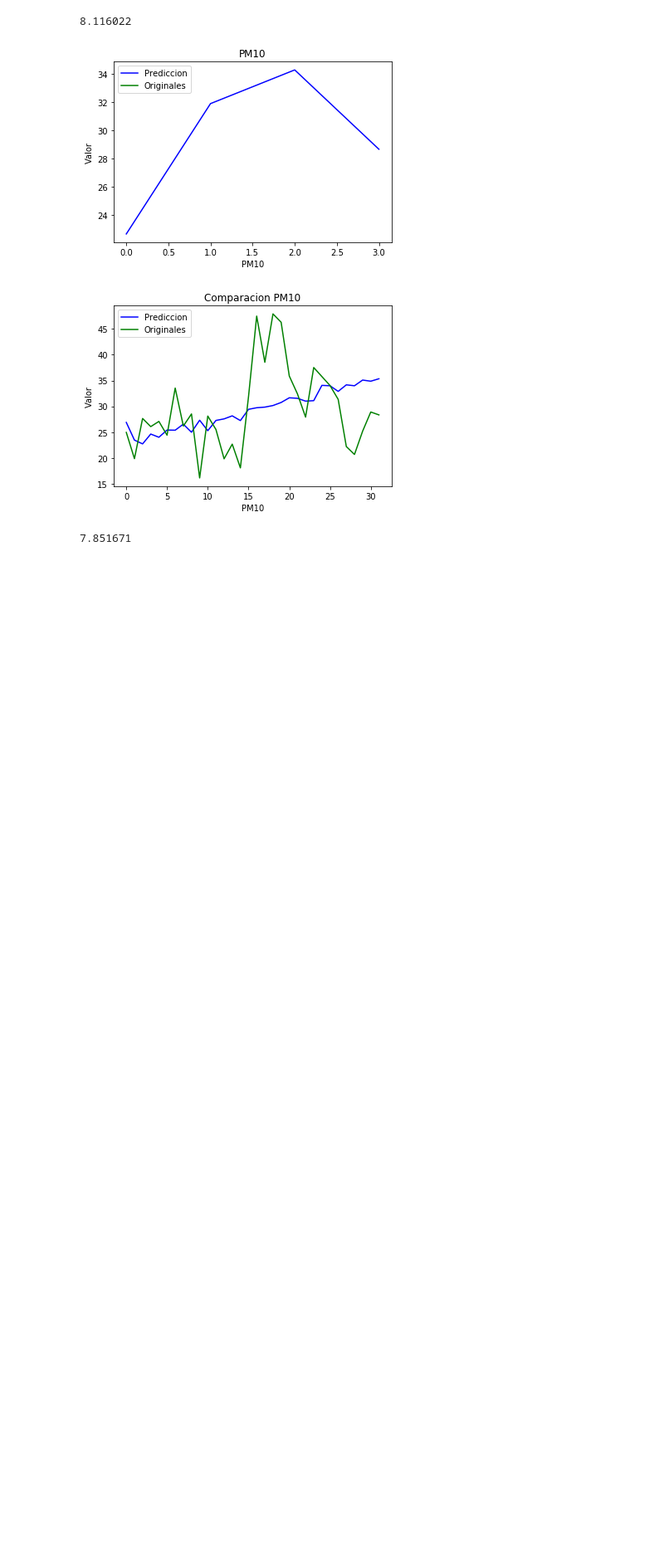
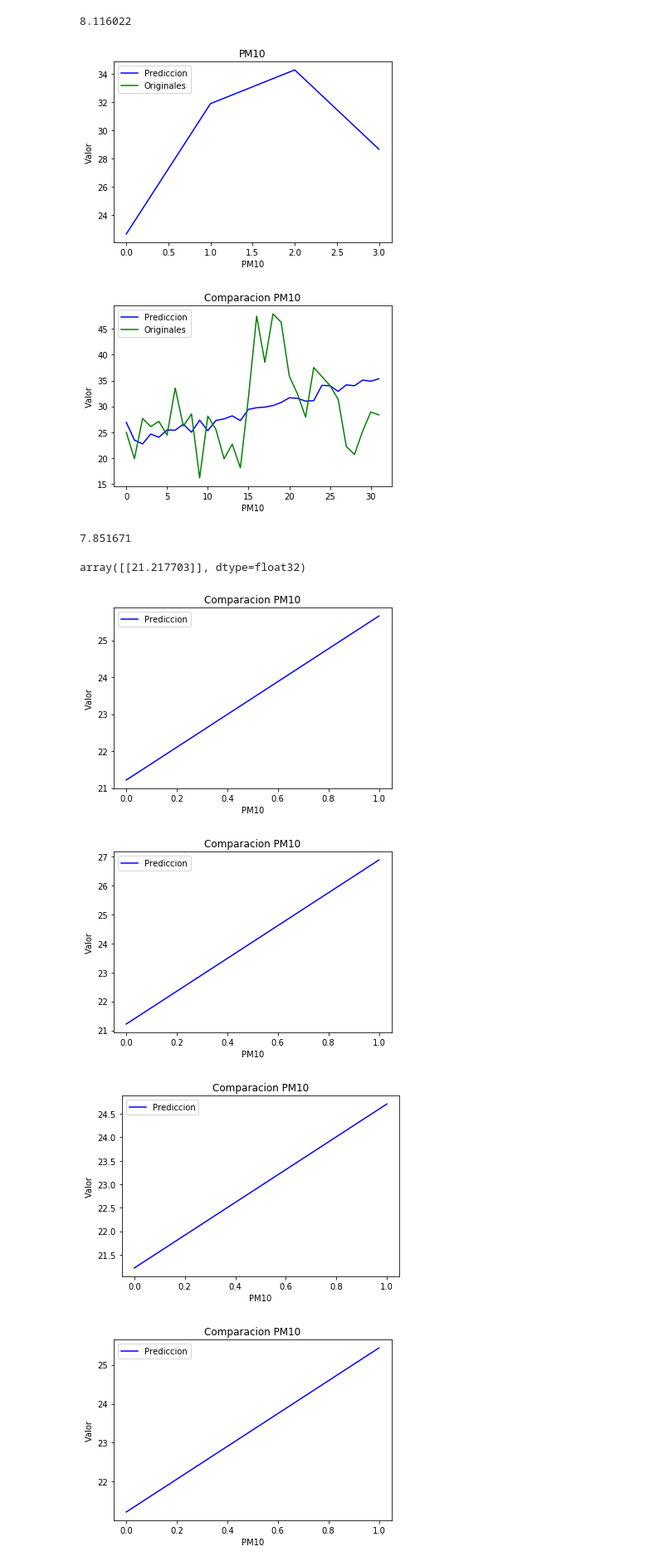
Before and after one commit to cchaparro/LTSM_Cali, a Jupyter notebook: Evaluacion/Evaluacion-flora_porcentaje.ipynb, the cells around one changed output. Shown at 83% size. Cells and saved outputs as stored; diff of their text form; code cells hidden in the pictures; blank space fills up the shorter version.

```diff
--- a/Evaluacion/Evaluacion-flora_porcentaje.ipynb
+++ b/Evaluacion/Evaluacion-flora_porcentaje.ipynb
@@ -159,6 +157,15 @@ def graficar_datos(prediccion, originales):
     plt.plot(originales, color='g', label = "Originales")
     plt.legend(loc="upper left")
     plt.show()
+
+def graficar_datos_solo(prediccion):
+
+    plt.plot(prediccion, color='b', label = "Prediccion")   # Dibuja el gráfico
+    plt.title("Comparacion PM10")   # Establece el título del gráfico
+    plt.xlabel("PM10")   # Establece el título del eje x
+    plt.ylabel("Valor")   # Establece el título del eje y
+    plt.legend(loc="upper left")
+    plt.show()
 # %%
 #Prueba manual con los datos
 #PM10
@@ -242,3 +249,35 @@ rmse(salida, dataOriginalPM10.iloc[rango_inferior:rango_superior, 1].values)
 # %% [output]
 [figure]
 7.851671
+# %%
+dataOriginalMT = pd.read_excel('../PreparacionDatos/PreparacionDatos_prediccion.xlsx' , sheet_name='Motos_vehiculos_particulares' ,header=0)
+dataOriginalLluvia = pd.read_excel('../PreparacionDatos/PreparacionDatos_prediccion.xlsx' , sheet_name='Lluvia' ,header=0)
+dataOriginalPoblacion = pd.read_excel('../PreparacionDatos/PreparacionDatos_prediccion.xlsx' , sheet_name='Poblacion' ,header=0)
+dataOriginalPIB = pd.read_excel('../PreparacionDatos/PreparacionDatos_prediccion.xlsx' , sheet_name='PIB' ,header=0)
+
+dataOriginalMT=dataOriginalMT.drop(['Unnamed: 0','PM10'], axis=1)
+dataOriginalLluvia=dataOriginalLluvia.drop(['Unnamed: 0','PM10'], axis=1)
+dataOriginalPoblacion=dataOriginalPoblacion.drop(['Unnamed: 0','PM10'], axis=1)
+dataOriginalPIB=dataOriginalPIB.drop(['Unnamed: 0','PM10'], axis=1)
+# %%
+pMT
+# %% [output]
+array([[21.217703]], dtype=float32)
+# %%
+rango_inferior =0
+rango_superior =2
+
+pMT=ejecutar_prueba_modelo_pib(dataOriginalMT[rango_inferior:rango_superior])
+pLluvia=ejecutar_prueba_modelo_pib(dataOriginalLluvia[rango_inferior:rango_superior])
+pPoblacion=ejecutar_prueba_modelo_pib(dataOriginalPoblacion[rango_inferior:rango_superior])
+pPIB=ejecutar_prueba_modelo_pib(dataOriginalPIB[rango_inferior:rango_superior])
+
+graficar_datos_solo(pMT)
+graficar_datos_solo(pLluvia)
+graficar_datos_solo(pPoblacion)
+graficar_datos_solo(pPIB)
+# %% [output]
+[figure, added]
+[figure, added]
+[figure, added]
+[figure, added]
```
Also changed, not shown: parts of 10 cells of this notebook, 2 other files.
